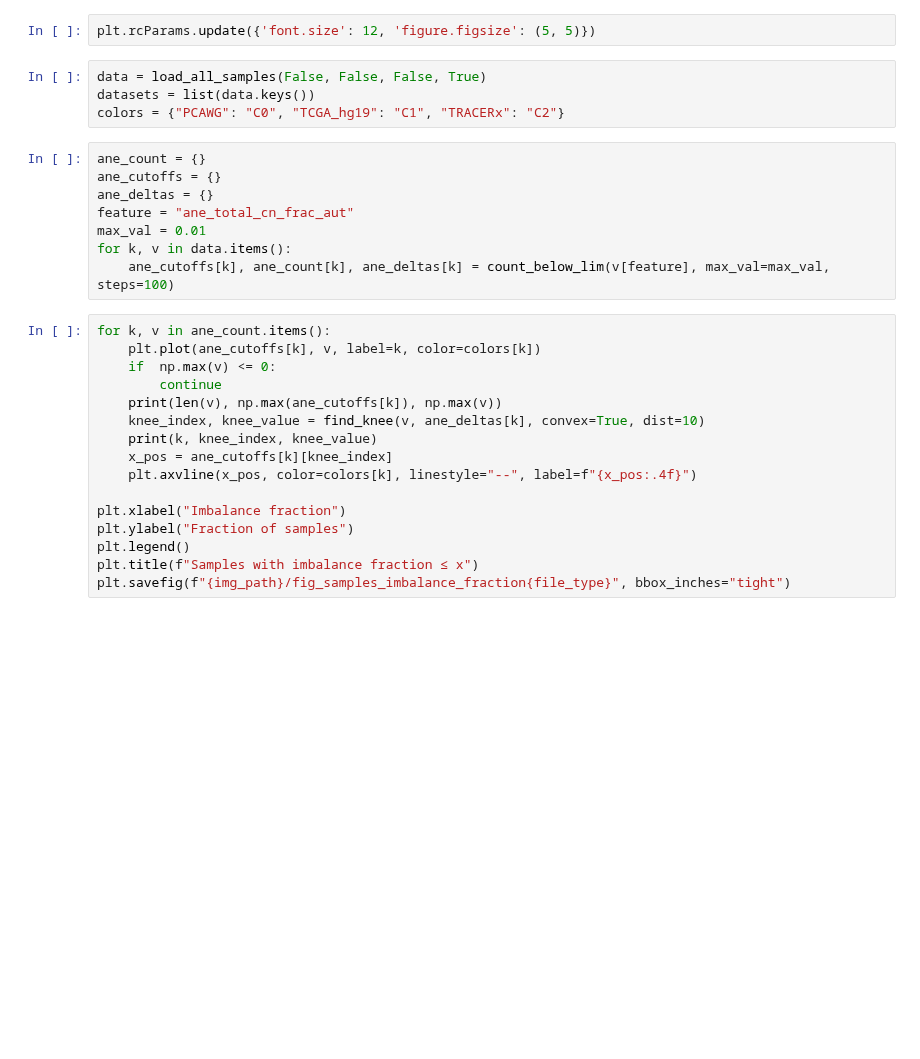
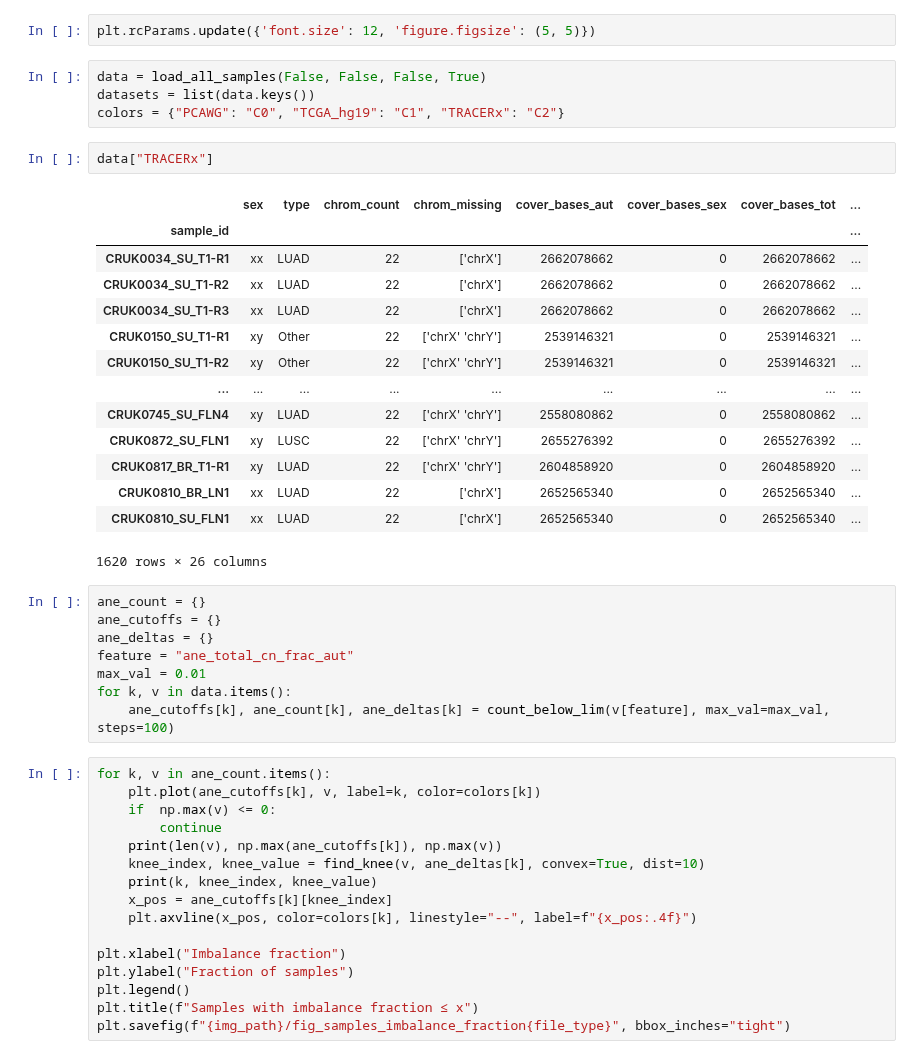
Before and after one commit to ICCB-Cologne/CNSistent, a Jupyter notebook: notebooks/analyze/analyze_cutoffs.ipynb, the cells around one changed output. Saved outputs shown, nothing was run; the diff lists cells and outputs as text; blank space fills up the shorter version.

```diff
--- a/notebooks/analyze/analyze_cutoffs.ipynb
+++ b/notebooks/analyze/analyze_cutoffs.ipynb
@@ -18,6 +18,23 @@ plt.rcParams.update({'font.size': 12, 'figure.figsize': (5, 5)})
 data = load_all_samples(False, False, False, True)
 datasets = list(data.keys())
 colors = {"PCAWG": "C0", "TCGA_hg19": "C1", "TRACERx": "C2"}
+# %%
+data["TRACERx"]
+# %% [output]
+|  | sex | type | chrom_count | chrom_missing | cover_bases_aut | cover_bases_sex | cover_bases_tot | ... |
+| sample_id |  |  |  |  |  |  |  | ... |
+| CRUK0034_SU_T1-R1 | xx | LUAD | 22 | ['chrX'] | 2662078662 | 0 | 2662078662 | ... |
+| CRUK0034_SU_T1-R2 | xx | LUAD | 22 | ['chrX'] | 2662078662 | 0 | 2662078662 | ... |
+| CRUK0034_SU_T1-R3 | xx | LUAD | 22 | ['chrX'] | 2662078662 | 0 | 2662078662 | ... |
+| CRUK0150_SU_T1-R1 | xy | Other | 22 | ['chrX' 'chrY'] | 2539146321 | 0 | 2539146321 | ... |
+| CRUK0150_SU_T1-R2 | xy | Other | 22 | ['chrX' 'chrY'] | 2539146321 | 0 | 2539146321 | ... |
+| ... | ... | ... | ... | ... | ... | ... | ... | ... |
+| CRUK0745_SU_FLN4 | xy | LUAD | 22 | ['chrX' 'chrY'] | 2558080862 | 0 | 2558080862 | ... |
+| CRUK0872_SU_FLN1 | xy | LUSC | 22 | ['chrX' 'chrY'] | 2655276392 | 0 | 2655276392 | ... |
+| CRUK0817_BR_T1-R1 | xy | LUAD | 22 | ['chrX' 'chrY'] | 2604858920 | 0 | 2604858920 | ... |
+| CRUK0810_BR_LN1 | xx | LUAD | 22 | ['chrX'] | 2652565340 | 0 | 2652565340 | ... |
+| CRUK0810_SU_FLN1 | xx | LUAD | 22 | ['chrX'] | 2652565340 | 0 | 2652565340 | ... |
+1620 rows × 26 columns
 # %%
 ane_count = {}
 ane_cutoffs = {}
```
Also changed, not shown: parts of 3 cells of this notebook, 6 other files.
